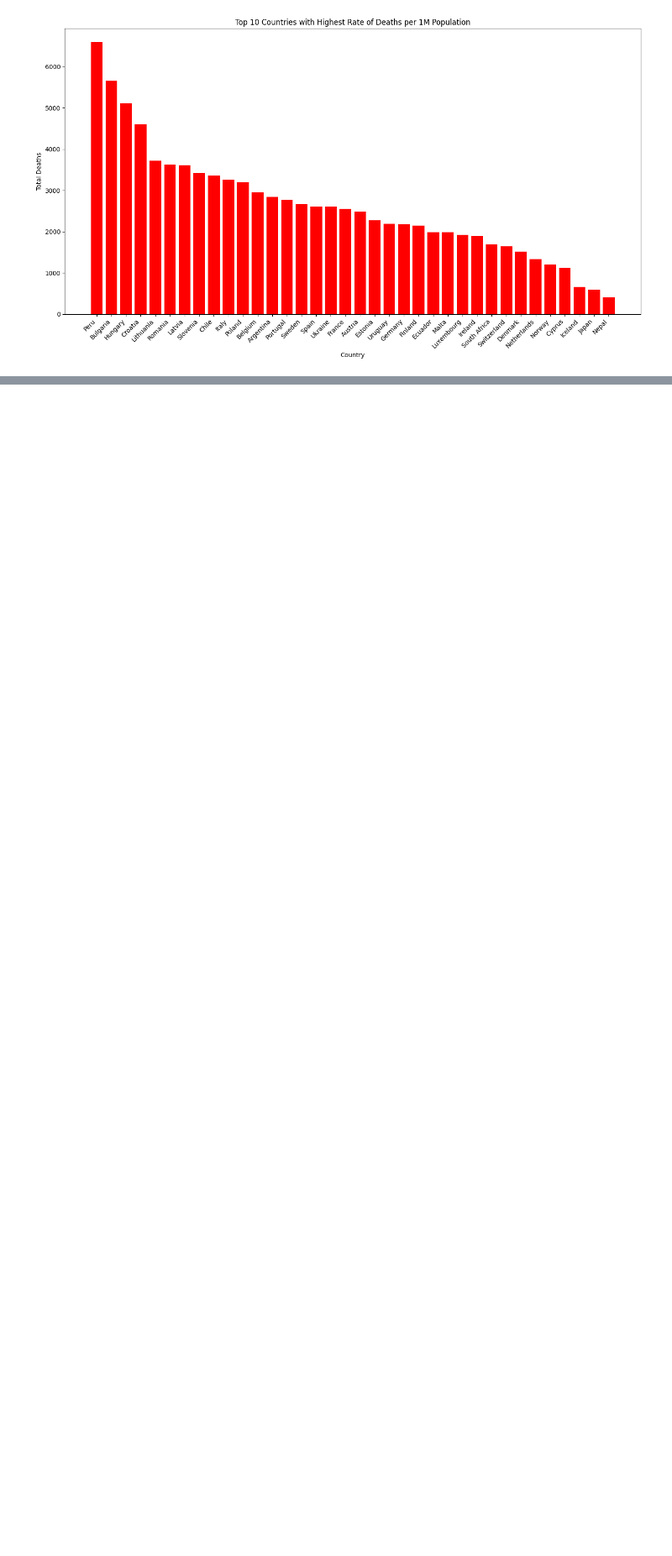
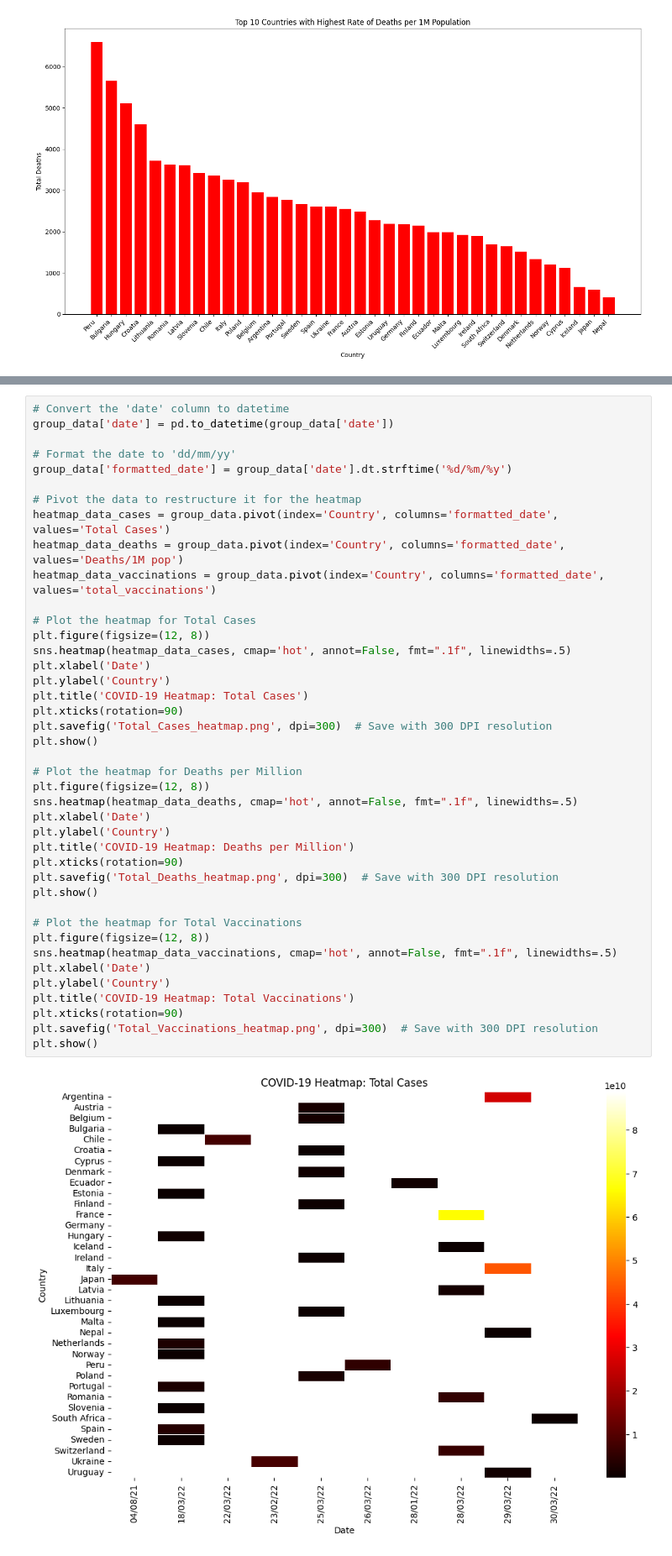
Before and after one commit to JoanneSiarivita/Data_Viz, a Jupyter notebook: data_viz/notebooks/Q1.ipynb, the cells around one changed output, grey strips where cells are left out. Shown at 84% size. Cells and saved outputs as stored; diff of their text form; blank space fills up the shorter version.

```diff
--- a/data_viz/notebooks/Q1.ipynb
+++ b/data_viz/notebooks/Q1.ipynb
@@ -227,0 +178,43 @@ plt.show()
+# %%
+# Convert the 'date' column to datetime
+group_data['date'] = pd.to_datetime(group_data['date'])
+
+# Format the date to 'dd/mm/yy'
+group_data['formatted_date'] = group_data['date'].dt.strftime('%d/%m/%y')
+
+# Pivot the data to restructure it for the heatmap
+heatmap_data_cases = group_data.pivot(index='Country', columns='formatted_date', values='Total Cases')
+heatmap_data_deaths = group_data.pivot(index='Country', columns='formatted_date', values='Deaths/1M pop')
+heatmap_data_vaccinations = group_data.pivot(index='Country', columns='formatted_date', values='total_vaccinations')
+
+# Plot the heatmap for Total Cases
+plt.figure(figsize=(12, 8))
+sns.heatmap(heatmap_data_cases, cmap='hot', annot=False, fmt=".1f", linewidths=.5)
+plt.xlabel('Date')
+plt.ylabel('Country')
+plt.title('COVID-19 Heatmap: Total Cases')
+plt.xticks(rotation=90)
+plt.savefig('Total_Cases_heatmap.png', dpi=300)  # Save with 300 DPI resolution
+plt.show()
+
+# Plot the heatmap for Deaths per Million
+plt.figure(figsize=(12, 8))
+sns.heatmap(heatmap_data_deaths, cmap='hot', annot=False, fmt=".1f", linewidths=.5)
+plt.xlabel('Date')
+plt.ylabel('Country')
+plt.title('COVID-19 Heatmap: Deaths per Million')
+plt.xticks(rotation=90)
+plt.savefig('Total_Deaths_heatmap.png', dpi=300)  # Save with 300 DPI resolution
+plt.show()
+
+# Plot the heatmap for Total Vaccinations
+plt.figure(figsize=(12, 8))
+sns.heatmap(heatmap_data_vaccinations, cmap='hot', annot=False, fmt=".1f", linewidths=.5)
+plt.xlabel('Date')
+plt.ylabel('Country')
+plt.title('COVID-19 Heatmap: Total Vaccinations')
+plt.xticks(rotation=90)
+plt.savefig('Total_Vaccinations_heatmap.png', dpi=300)  # Save with 300 DPI resolution
+plt.show()
+# %% [output]
+[figure, added]
```
Also changed, not shown: parts of 3 cells of this notebook, 12 other files.
